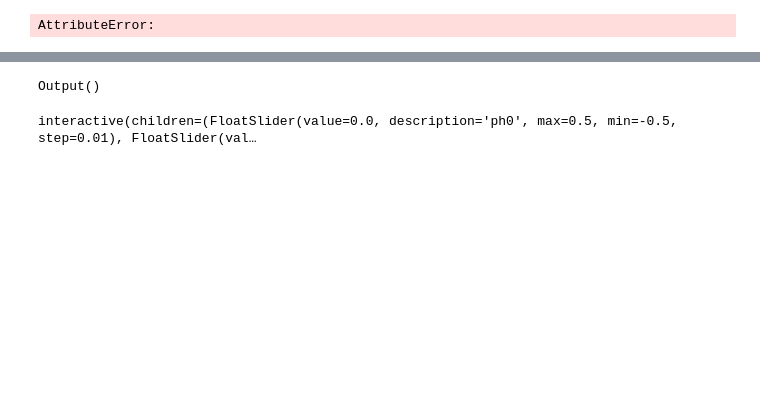
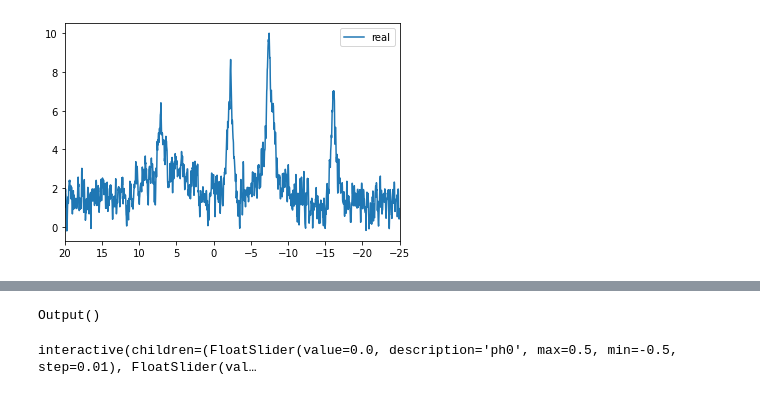
Before and after one commit to mehipour/p31_data_processing, a Jupyter notebook: nmr_analysis_p31.ipynb, the cells around one changed output, grey strips where cells are left out. Drawn from its saved outputs; the diff is of its cells as text; code cells hidden in the pictures; blank space fills up the shorter version.

```diff
--- a/nmr_analysis_p31.ipynb
+++ b/nmr_analysis_p31.ipynb
@@ -16,12 +17,14 @@ from ipywidgets import interactive
 file_path = DATA_DIRECTORY + '20200817-Rat36/20200817_192052_31P_control_rat36_1_1/' + '4'
 c = read_complex_fid(file_path, drop_points=POINTS_TO_REMOVE)
 # %%
+# define an object
 a = NMRObject(c)
 a.sw = SW_HZ
 a.line_broad(30)
 a.phase(-9*pi/30, -0.0007)
 a.find_ppm(CENTER_FREQ_MHZ, CENTER_PPM)
-a.remove_baseline()
+a.remove_baseline(2)
+a.normalize_spectrum()
 a.show_real_spectrum()
 # %% [output]
-AttributeError:
+[figure, added]
```
Also changed, not shown: parts of 7 cells of this notebook, 3 other files.
